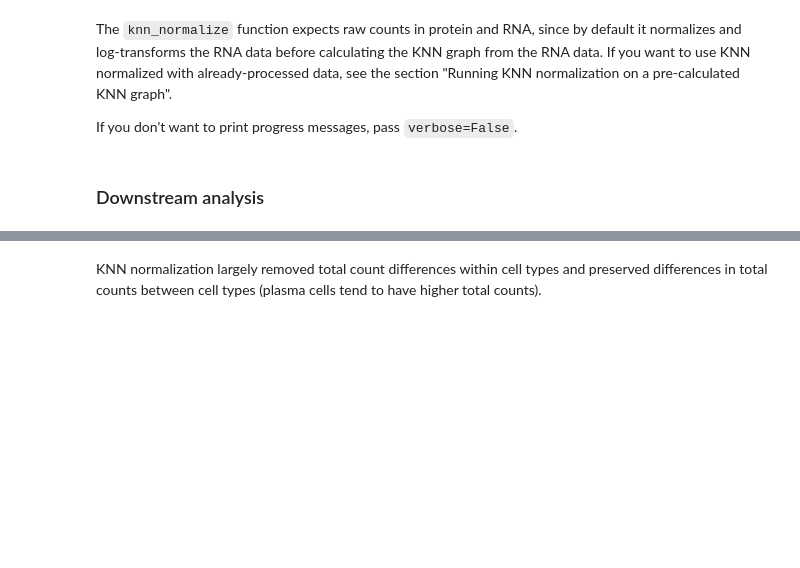
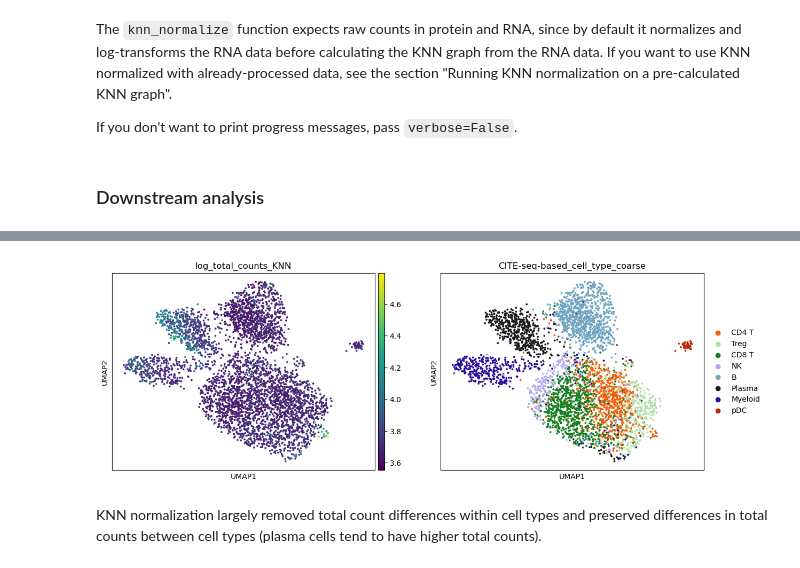
Before and after one commit to javier-marchena-hurtado/KNN_normalization, a Jupyter notebook: docs/notebooks/tutorial.ipynb, the cells around one changed output, grey strips where cells are left out. Drawn from its saved outputs; the diff is of its cells as text; code cells hidden in the pictures; blank space fills up the shorter version.

```diff
--- a/docs/notebooks/tutorial.ipynb
+++ b/docs/notebooks/tutorial.ipynb
@@ -29,3 +14,7 @@ prot, rna = load_adatas()
+# %%
+DATA_DIR = "/groups/nils/members/javier/KNN_normalization_paper_code"
+prot = sc.read_h5ad(f"{DATA_DIR}/Immune_colon_protein_data.h5ad")
+rna = sc.read_h5ad(f"{DATA_DIR}/Immune_colon_rna_data.h5ad")
 # %%
 prot
 # %% [output]
@@ -157,5 +146,7 @@ prot.obs["log_total_counts_KNN"] = np.log10(knn_counts.sum(axis=1))
 # %%
-sc.pl.umap(prot, color=["log_total_counts_KNN", "annotation_combined_v1_l1"])
+sc.pl.umap(prot, color=["log_total_counts_KNN", "CITE-seq-based_cell_type_coarse"])
+# %% [output]
+[figure, added]
 # %% [markdown]
 KNN normalization largely removed total count differences within cell types and preserved differences in total counts between cell types (plasma cells tend to have higher total counts).
 # %% [markdown]
```
Also changed, not shown: parts of 30 cells of this notebook.
